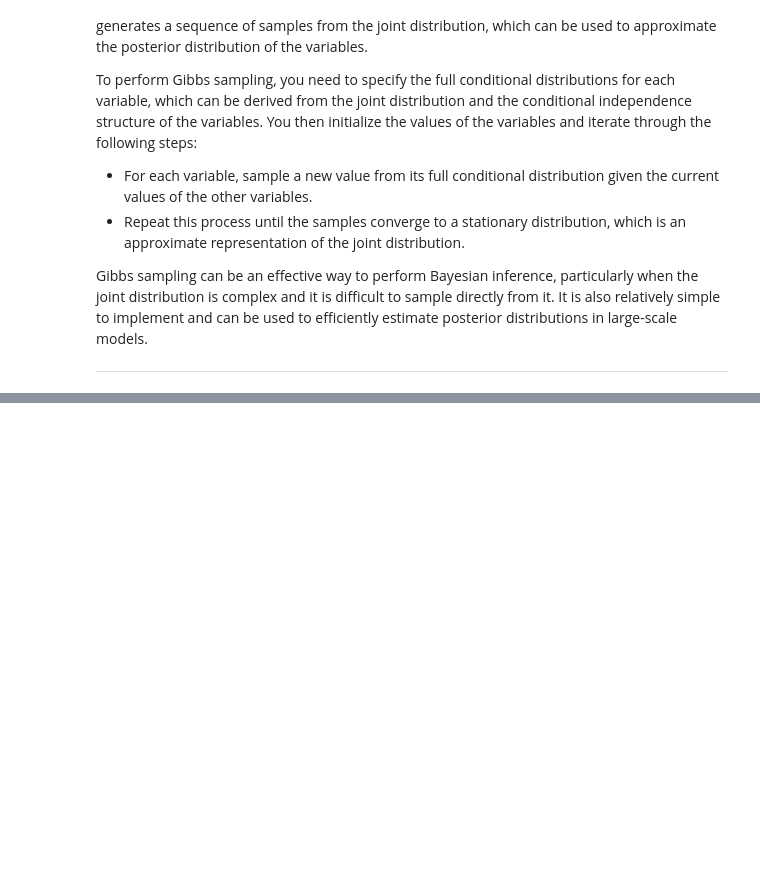
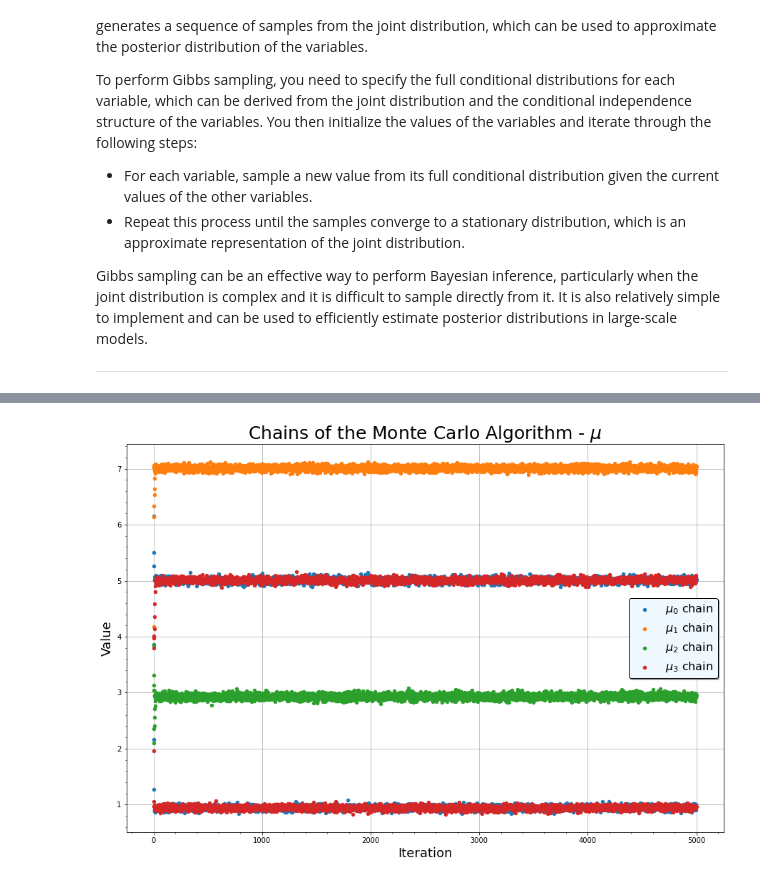
Before and after one commit to AndreaLazzari/InformationTheory-Inference, a Jupyter notebook: Exercize6_GibbsSampling/Gibbs_Sampling.ipynb, the cells around one changed output, grey strips where cells are left out. Cells and saved outputs as stored; diff of their text form; code cells hidden in the pictures; blank space fills up the shorter version.

```diff
--- a/Exercize6_GibbsSampling/Gibbs_Sampling.ipynb
+++ b/Exercize6_GibbsSampling/Gibbs_Sampling.ipynb
@@ -103,6 +104,6 @@ def count_mk(array, x):
 mu_0 = 0
 sigma_0 = 1000
 
-gamma_k = 1
+gamma_k = np.ones(K)
 # %%
 #sample mu_k
@@ -210,0 +181,26 @@ Z_i_try2 = np.random.choice([0,1,2,3], p = [0.5 , 0.2 , 0.2 , 0.1] , size = len(
+# %%
+from functools import reduce
+
+mu_list = reduce(lambda x, y: np.vstack([x,y]), mu_list)
+pk_list = reduce(lambda x, y: np.vstack([x,y]), pk_list)
+Z_i_list = reduce(lambda x, y: np.vstack([x,y]), Z_i_list)
+# %%
+#Plotting the chains results
+
+fig, ax = plt.subplots(1, 1, figsize=(15, 10))
+
+for i in range(K):
+    ax.scatter(x = np.arange(len(mu_list)), y = mu_list[:,i], s=20, zorder = 2, label = f'$\mu_{i}$ chain')
+
+ax.grid(zorder = 1)
+ax.minorticks_on()
+
+#ax.axvline(x = 30, color = 'black', linestyle = '--', zorder = 3, label = 'burn-in')
+ax.set_title('Chains of the Monte Carlo Algorithm - $ \mu $', fontsize = 25)
+ax.set_ylabel('Value', fontsize = 18)
+ax.set_xlabel('Iteration', fontsize = 18)
+ax.legend(facecolor = 'aliceblue', shadow = True, edgecolor = 'black', fontsize = 16)
+
+plt.show()
+# %% [output]
+[figure, added]
```
Also changed, not shown: parts of 14 cells of this notebook.
